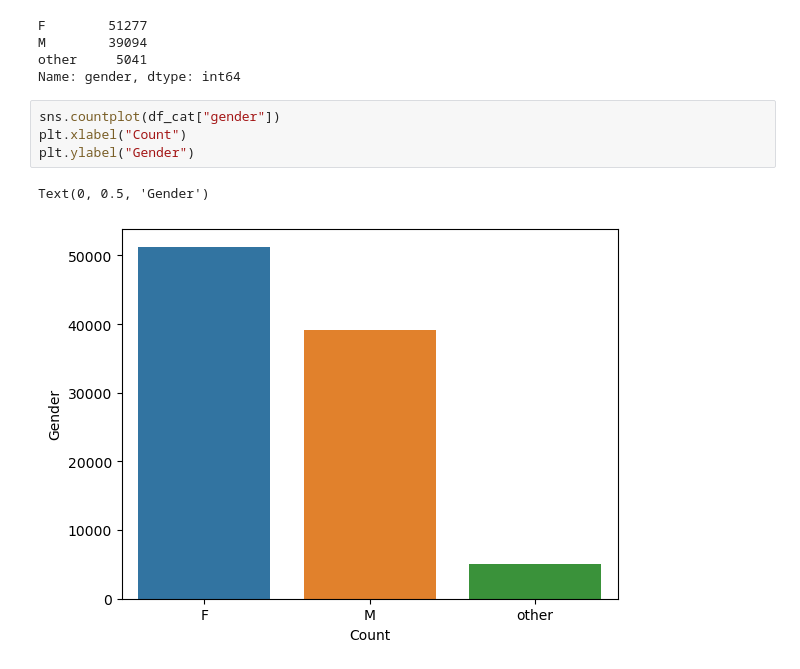
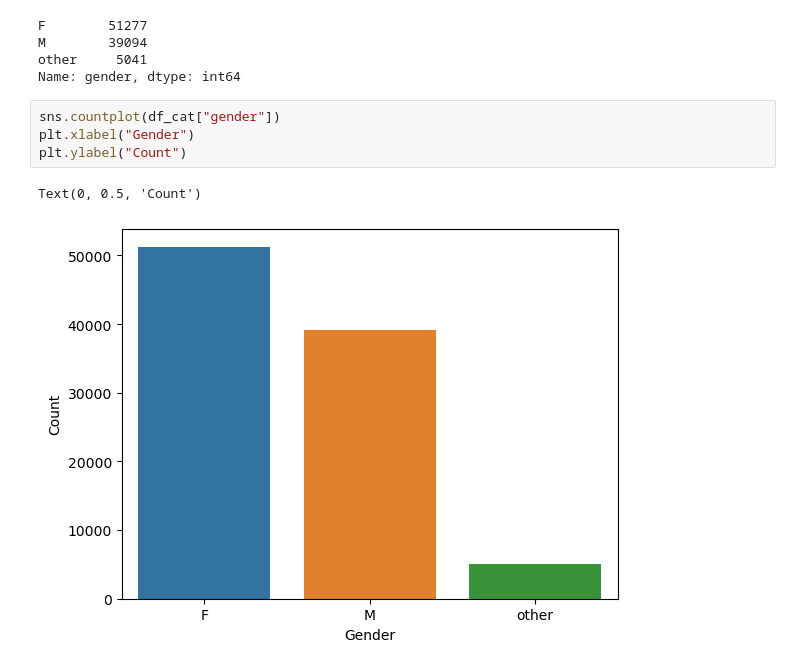
Before and after one commit to suphawadeeth/Data-Analytics-Ironhack, a Jupyter notebook: unit-7/lab-revisiting-machine-learning/revisiting-machine-learning.ipynb, the cells around one changed output. Saved outputs shown, nothing was run; the diff lists cells and outputs as text.

```diff
--- a/unit-7/lab-revisiting-machine-learning/revisiting-machine-learning.ipynb
+++ b/unit-7/lab-revisiting-machine-learning/revisiting-machine-learning.ipynb
@@ -267,8 +269,8 @@ other     5041
 Name: gender, dtype: int64
 # %%
 sns.countplot(df_cat["gender"])
-plt.xlabel("Count")
-plt.ylabel("Gender")
+plt.xlabel("Gender")
+plt.ylabel("Count")
 # %% [output]
-Text(0, 0.5, 'Gender')
+Text(0, 0.5, 'Count')
-[figure, old version]
+[figure, new version]
```
Also changed, not shown: parts of 1 cell of this notebook.
